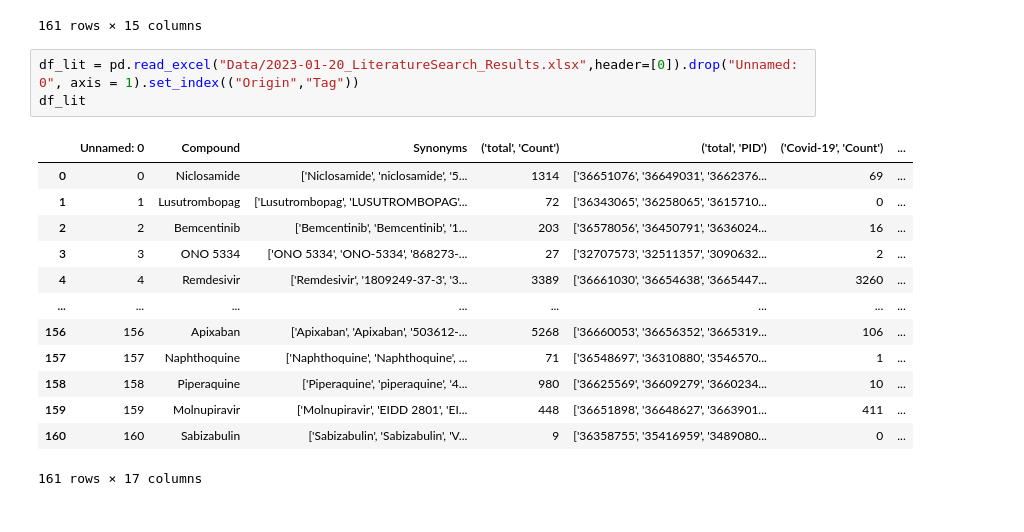
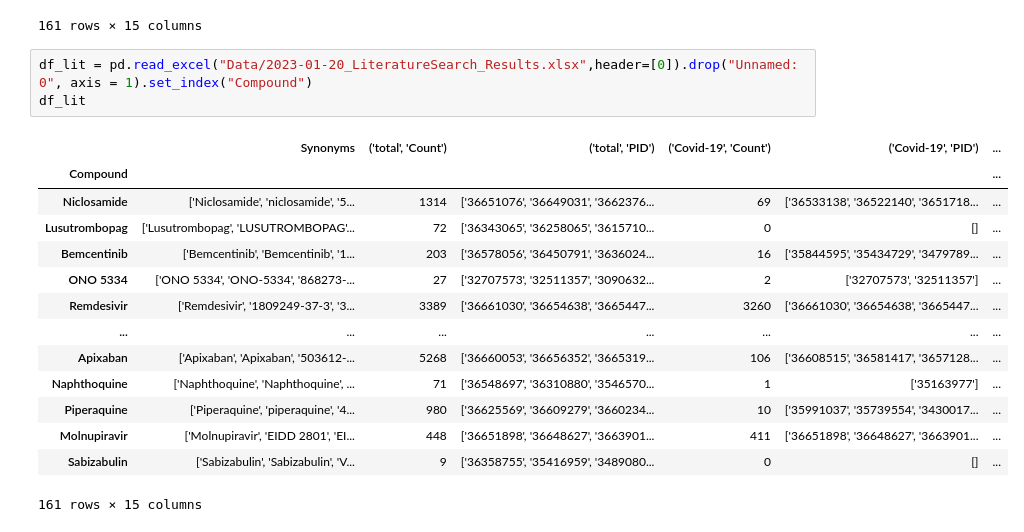
Before and after one commit to MercaderLabAnatomy/CoVasc_DataApp, a Jupyter notebook: Untitled.ipynb, the cells around one changed output. Drawn from its saved outputs; the diff is of its cells as text.

```diff
--- a/Untitled.ipynb
+++ b/Untitled.ipynb
@@ -156,19 +156,20 @@ df_lit
 | Molnupiravir | 161.0 | 0.0 | xxx | Molnupiravir | Molnupiravir | ['Molnupiravir', 'EIDD 2801', 'EI... | 264.0 | ['35810537', '35807123', '3580346... | 245.0 | ... |
 161 rows × 15 columns
 # %%
-df_lit = pd.read_excel("Data/2023-01-20_LiteratureSearch_Results.xlsx",header=[0]).drop("Unnamed: 0", axis = 1).set_index(("Origin","Tag"))
+df_lit = pd.read_excel("Data/2023-01-20_LiteratureSearch_Results.xlsx",header=[0]).drop("Unnamed: 0", axis = 1).set_index("Compound")
 df_lit
 # %% [output]
-|  | Unnamed: 0 | Compound | Synonyms | ('total', 'Count') | ('total', 'PID') | ('Covid-19', 'Count') | ... |
-| 0 | 0 | Niclosamide | ['Niclosamide', 'niclosamide', '5... | 1314 | ['36651076', '36649031', '3662376... | 69 | ... |
-| 1 | 1 | Lusutrombopag | ['Lusutrombopag', 'LUSUTROMBOPAG'... | 72 | ['36343065', '36258065', '3615710... | 0 | ... |
-| 2 | 2 | Bemcentinib | ['Bemcentinib', 'Bemcentinib', '1... | 203 | ['36578056', '36450791', '3636024... | 16 | ... |
-| 3 | 3 | ONO 5334 | ['ONO 5334', 'ONO-5334', '868273-... | 27 | ['32707573', '32511357', '3090632... | 2 | ... |
-| 4 | 4 | Remdesivir | ['Remdesivir', '1809249-37-3', '3... | 3389 | ['36661030', '36654638', '3665447... | 3260 | ... |
-| ... | ... | ... | ... | ... | ... | ... | ... |
-| 156 | 156 | Apixaban | ['Apixaban', 'Apixaban', '503612-... | 5268 | ['36660053', '36656352', '3665319... | 106 | ... |
-| 157 | 157 | Naphthoquine | ['Naphthoquine', 'Naphthoquine', ... | 71 | ['36548697', '36310880', '3546570... | 1 | ... |
-| 158 | 158 | Piperaquine | ['Piperaquine', 'piperaquine', '4... | 980 | ['36625569', '36609279', '3660234... | 10 | ... |
-| 159 | 159 | Molnupiravir | ['Molnupiravir', 'EIDD 2801', 'EI... | 448 | ['36651898', '36648627', '3663901... | 411 | ... |
-| 160 | 160 | Sabizabulin | ['Sabizabulin', 'Sabizabulin', 'V... | 9 | ['36358755', '35416959', '3489080... | 0 | ... |
+|  | Synonyms | ('total', 'Count') | ('total', 'PID') | ('Covid-19', 'Count') | ('Covid-19', 'PID') | ... |
+| Compound |  |  |  |  |  | ... |
+| Niclosamide | ['Niclosamide', 'niclosamide', '5... | 1314 | ['36651076', '36649031', '3662376... | 69 | ['36533138', '36522140', '3651718... | ... |
+| Lusutrombopag | ['Lusutrombopag', 'LUSUTROMBOPAG'... | 72 | ['36343065', '36258065', '3615710... | 0 | [] | ... |
+| Bemcentinib | ['Bemcentinib', 'Bemcentinib', '1... | 203 | ['36578056', '36450791', '3636024... | 16 | ['35844595', '35434729', '3479789... | ... |
+| ONO 5334 | ['ONO 5334', 'ONO-5334', '868273-... | 27 | ['32707573', '32511357', '3090632... | 2 | ['32707573', '32511357'] | ... |
+| Remdesivir | ['Remdesivir', '1809249-37-3', '3... | 3389 | ['36661030', '36654638', '3665447... | 3260 | ['36661030', '36654638', '3665447... | ... |
+| ... | ... | ... | ... | ... | ... | ... |
+| Apixaban | ['Apixaban', 'Apixaban', '503612-... | 5268 | ['36660053', '36656352', '3665319... | 106 | ['36608515', '36581417', '3657128... | ... |
+| Naphthoquine | ['Naphthoquine', 'Naphthoquine', ... | 71 | ['36548697', '36310880', '3546570... | 1 | ['35163977'] | ... |
+| Piperaquine | ['Piperaquine', 'piperaquine', '4... | 980 | ['36625569', '36609279', '3660234... | 10 | ['35991037', '35739554', '3430017... | ... |
+| Molnupiravir | ['Molnupiravir', 'EIDD 2801', 'EI... | 448 | ['36651898', '36648627', '3663901... | 411 | ['36651898', '36648627', '3663901... | ... |
+| Sabizabulin | ['Sabizabulin', 'Sabizabulin', 'V... | 9 | ['36358755', '35416959', '3489080... | 0 | [] | ... |
-161 rows × 17 columns
+161 rows × 15 columns
```
Also changed, not shown: 2 other files.
